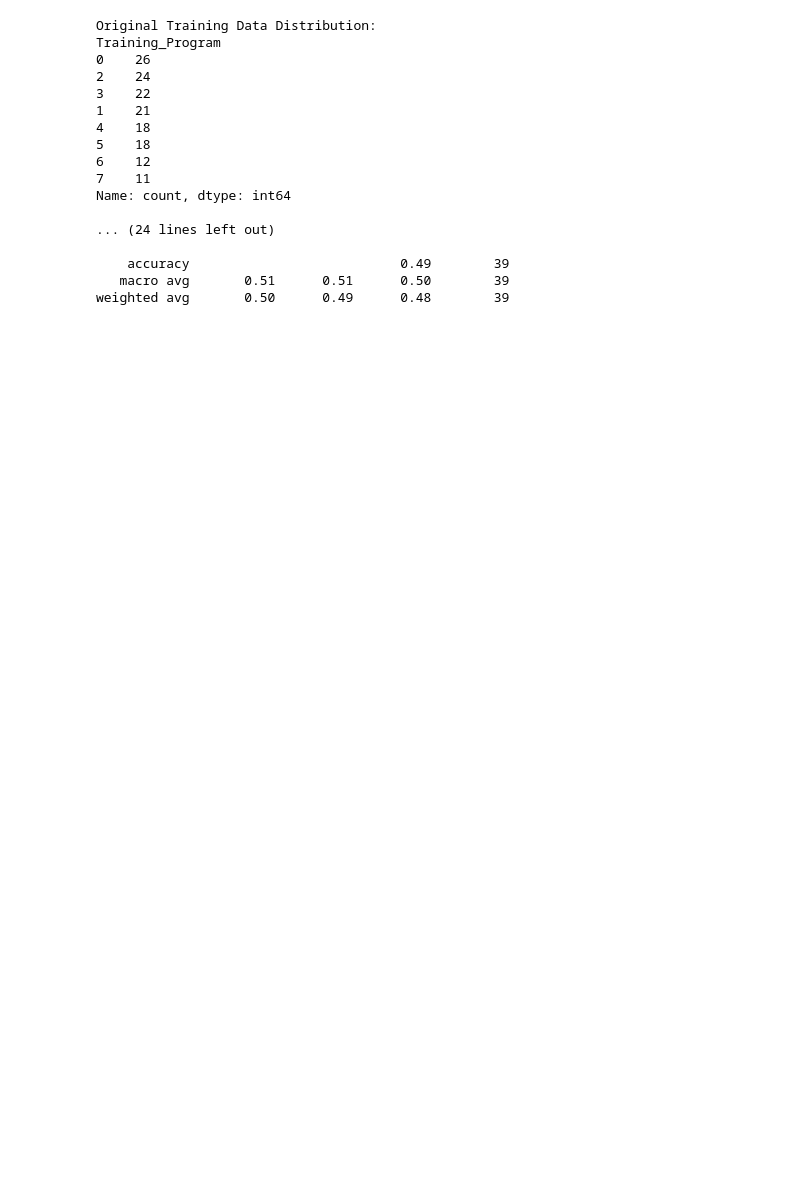
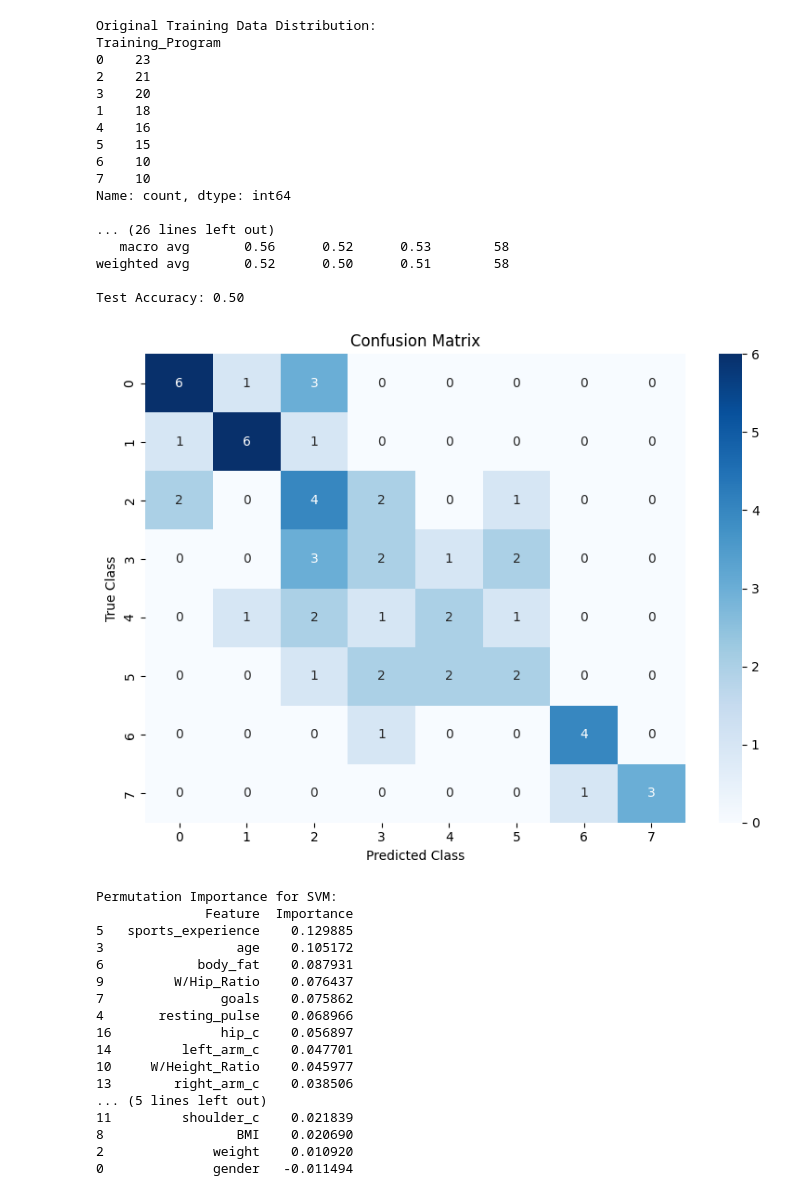
Before and after one commit to idilersudas/MastersProject, a Jupyter notebook: SVM_MulticlassClassification.ipynb, the cells around one changed output. Saved outputs shown, nothing was run; the diff lists cells and outputs as text; code cells hidden in the pictures; blank space fills up the shorter version.

```diff
--- a/SVM_MulticlassClassification.ipynb
+++ b/SVM_MulticlassClassification.ipynb
@@ -16,7 +19,7 @@ X = VT.drop(columns=["Training_Program", "surgeries", "chronic_conditions"])
 y = VT["Training_Program"]
 
 # Split the data into training and testing sets
-X_train, X_test, y_train, y_test = train_test_split(X, y, test_size=0.2, random_state=12, stratify=y)
+X_train, X_test, y_train, y_test = train_test_split(X, y, test_size=0.3, random_state=12, stratify=y)
 
 # Normalize the data
 scaler = StandardScaler()
@@ -46,42 +49,94 @@ param_dist = {
 
 # Perform Randomized Search with Cross-Validation
 random_search = RandomizedSearchCV(
     estimator=svm_model,
     param_distributions=param_dist,
     n_iter=30,
     scoring='accuracy',
     cv=4,
     random_state=12,
     verbose=1,
     n_jobs=-1
 )
 
 # Fit the RandomizedSearchCV
 random_search.fit(X_train_resampled, y_train_resampled)
 
 # Best parameters and model performance
 print("Best Parameters:", random_search.best_params_)
 
 # Evaluate the best model
 best_svm = random_search.best_estimator_
 y_pred = best_svm.predict(X_test)
+
+# Evaluate the model
 print("Classification Report:")
 print(classification_report(y_test, y_pred))
+
+# Confusion Matrix
+conf_matrix = confusion_matrix(y_test, y_pred)
+
+# Visualize the confusion matrix
+plt.figure(figsize=(8, 6))
+sns.heatmap(conf_matrix, annot=True, fmt='d', cmap='Blues', xticklabels=best_svm.classes_, yticklabels=best_svm.classes_)
+plt.title('Confusion Matrix')
+plt.xlabel('Predicted Class')
+plt.ylabel('True Class')
+plt.tight_layout()
+plt.show()
+
+# Calculate Permutation Importance
+perm_importance_svm = permutation_importance(best_svm, X_test, y_test, n_repeats=30, random_state=42)
+
+# Store permutation importance in a DataFrame
+svm_importances = pd.DataFrame({
+    'Feature': X.columns,
+    'Importance': perm_importance_svm.importances_mean
+}).sort_values(by='Importance', ascending=False)
+
+# Display the feature importances
+print("Permutation Importance for SVM:")
+print(svm_importances)
+
+# Plot the feature importances
+plt.figure(figsize=(10, 6))
+sns.barplot(data=svm_importances, x='Importance', y='Feature', palette='viridis')
+plt.title('Feature Importance from Permutation for SVM', fontsize=16)
+plt.tight_layout()
+plt.show()
 # %% [output]
 Original Training Data Distribution:
 Training_Program
-0    26
-2    24
-3    22
-1    21
-4    18
-5    18
-6    12
-7    11
+0    23
+2    21
+3    20
+1    18
+4    16
+5    15
+6    10
+7    10
 Name: count, dtype: int64
 
-... (24 lines left out)
+... (26 lines left out)
+   macro avg       0.56      0.52      0.53        58
+weighted avg       0.52      0.50      0.51        58
 
-    accuracy                           0.49        39
-   macro avg       0.51      0.51      0.50        39
-weighted avg       0.50      0.49      0.48        39
+Test Accuracy: 0.50
+[figure, added]
+Permutation Importance for SVM:
+              Feature  Importance
+5   sports_experience    0.129885
+3                 age    0.105172
+6            body_fat    0.087931
+9         W/Hip_Ratio    0.076437
+7               goals    0.075862
+4       resting_pulse    0.068966
+16              hip_c    0.056897
+14         left_arm_c    0.047701
+10     W/Height_Ratio    0.045977
+13        right_arm_c    0.038506
+... (5 lines left out)
+11         shoulder_c    0.021839
+8                 BMI    0.020690
+2              weight    0.010920
+0              gender   -0.011494
```
Also changed, not shown: parts of 2 cells of this notebook, 3 other files.
